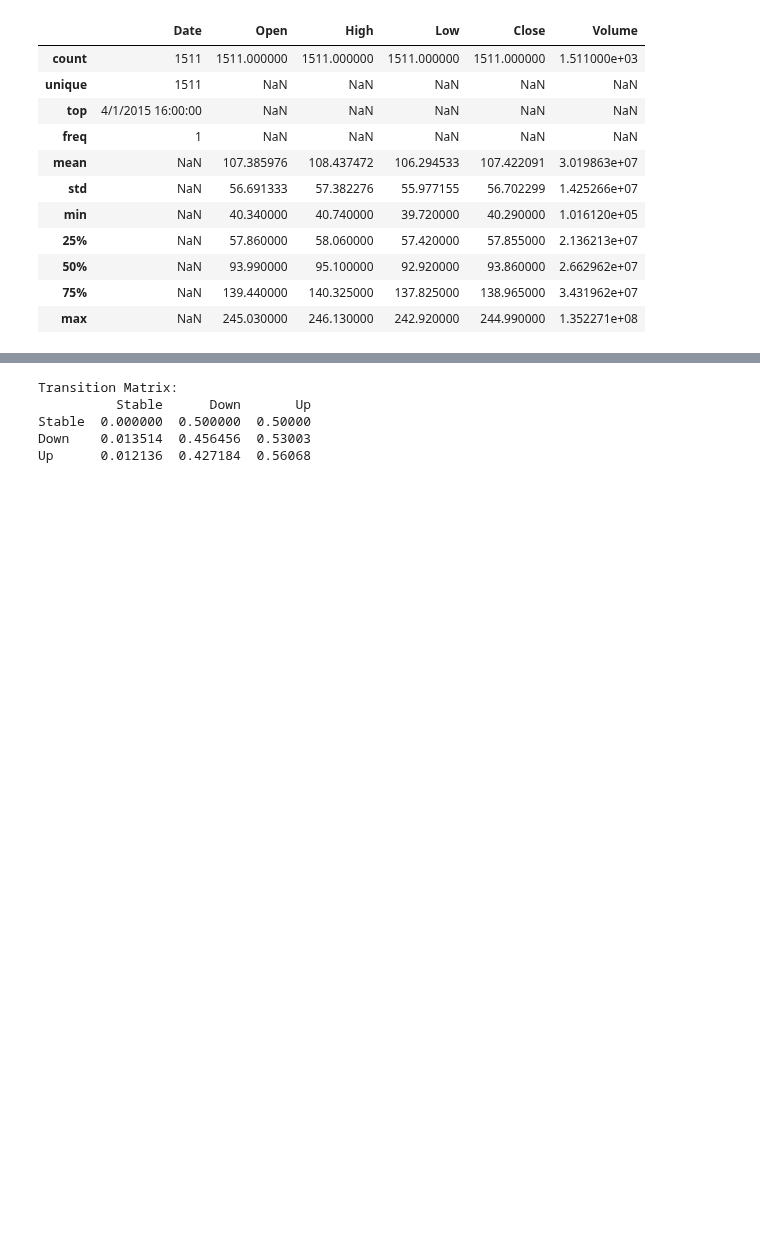
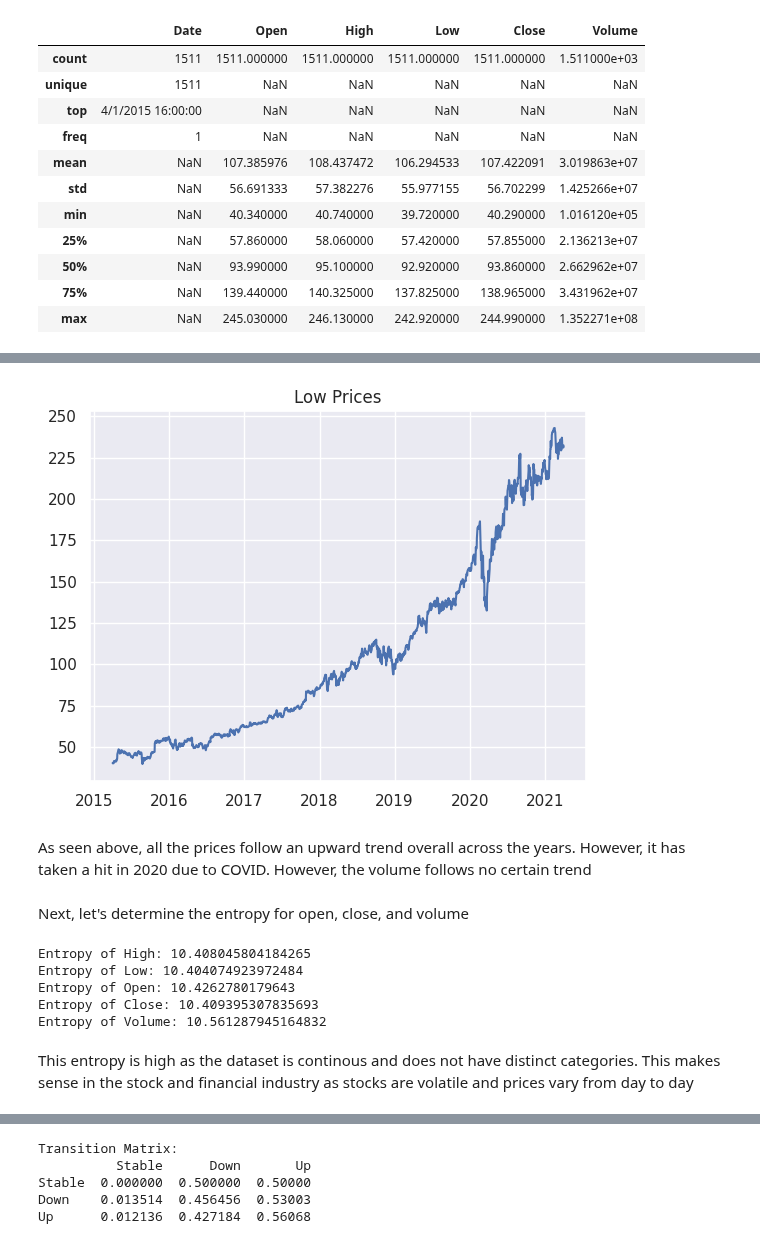
Before and after one commit to Jowayria-27/Artifical-Intelligence-Project, a Jupyter notebook: Microsoft Stocks Prediction.ipynb, the cells around one changed output, grey strips where cells are left out. Drawn from its saved outputs; the diff is of its cells as text; code cells hidden in the pictures; blank space fills up the shorter version.

```diff
--- a/Microsoft Stocks Prediction.ipynb
+++ b/Microsoft Stocks Prediction.ipynb
@@ -167,0 +151,33 @@ Up      0.009744  0.485993  0.504263
+# %%
+ax = f.add_subplot(121)
+plt.plot(df['Date'], df['Low'])
+plt.title('Low Prices')
+plt.show()
+# %% [output]
+[figure, added]
+# %% [markdown]
+As seen above, all the prices follow an upward trend overall across the years. However, it has taken a hit in 2020 due to COVID. However, the volume follows no certain trend
+# %% [markdown]
+Next, let's determine the entropy for open, close, and volume
+# %%
+from scipy.stats import entropy
+
+prob_high=df['High'].value_counts()/df['High'].size
+prob_low=df['Low'].value_counts()/df['Low'].size
+prob_open=df['Open'].value_counts()/df['Open'].size
+prob_close=df['Close'].value_counts()/df['Close'].size
+prob_volume=df['Volume'].value_counts()/df['Volume'].size
+
+print('Entropy of High:', entropy(prob_high, base=2))
+print('Entropy of Low:', entropy(prob_low, base=2))
+print('Entropy of Open:', entropy(prob_open, base=2))
+print('Entropy of Close:', entropy(prob_close, base=2))
+print('Entropy of Volume:', entropy(prob_volume, base=2))
+# %% [output]
+Entropy of High: 10.408045804184265
+Entropy of Low: 10.404074923972484
+Entropy of Open: 10.4262780179643
+Entropy of Close: 10.409395307835693
+Entropy of Volume: 10.561287945164832
+# %% [markdown]
+This entropy is high as the dataset is continous and does not have distinct categories. This makes sense in the stock and financial industry as stocks are volatile and prices vary from day to day
```
Also changed, not shown: parts of 44 cells of this notebook.
